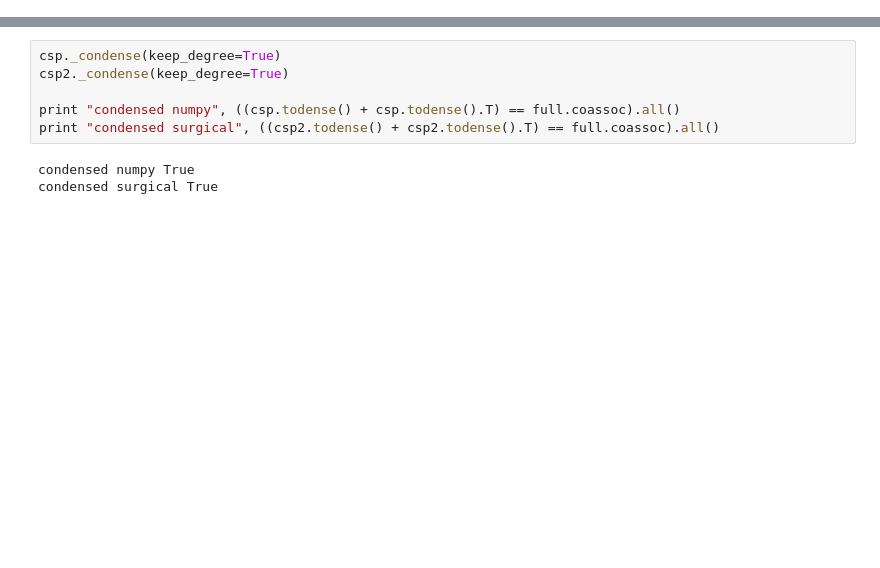
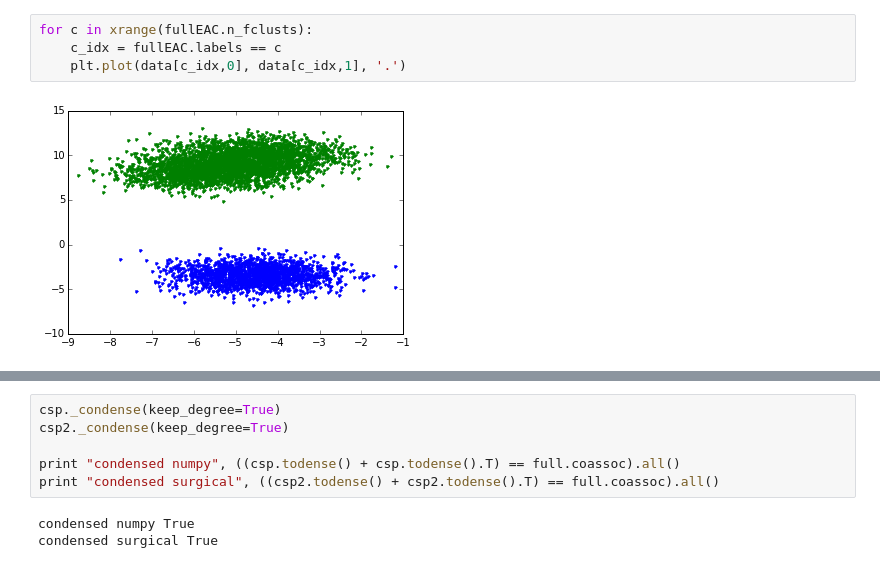
Before and after one commit to diogo-aos/QCThesis, a Jupyter notebook: notebooks/Untitled1.ipynb, the cells around one changed output, grey strips where cells are left out. Cells and saved outputs as stored; diff of their text form; blank space fills up the shorter version.

```diff
--- a/notebooks/Untitled1.ipynb
+++ b/notebooks/Untitled1.ipynb
@@ -29,0 +103,6 @@ reload(myEac)
+# %%
+for c in xrange(fullEAC.n_fclusts):
+    c_idx = fullEAC.labels == c
+    plt.plot(data[c_idx,0], data[c_idx,1], '.')
+# %% [output]
+[figure, added]
```
Also changed, not shown: parts of 46 cells of this notebook, 5 other files.
